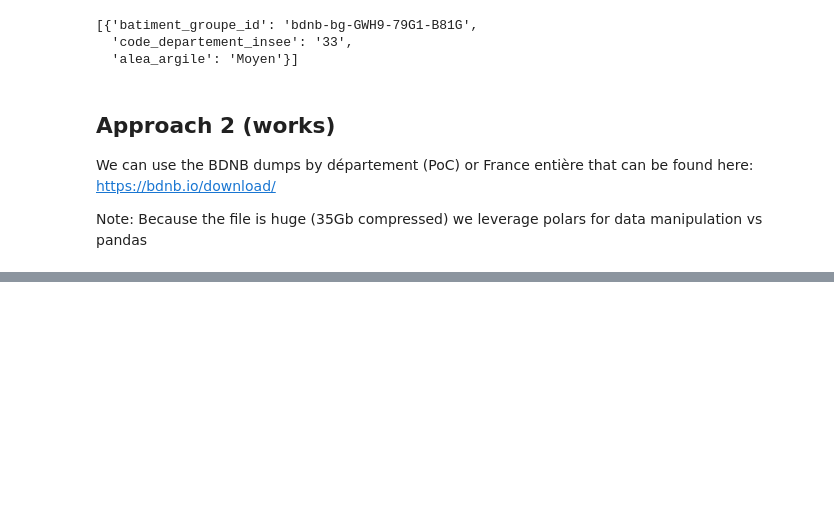
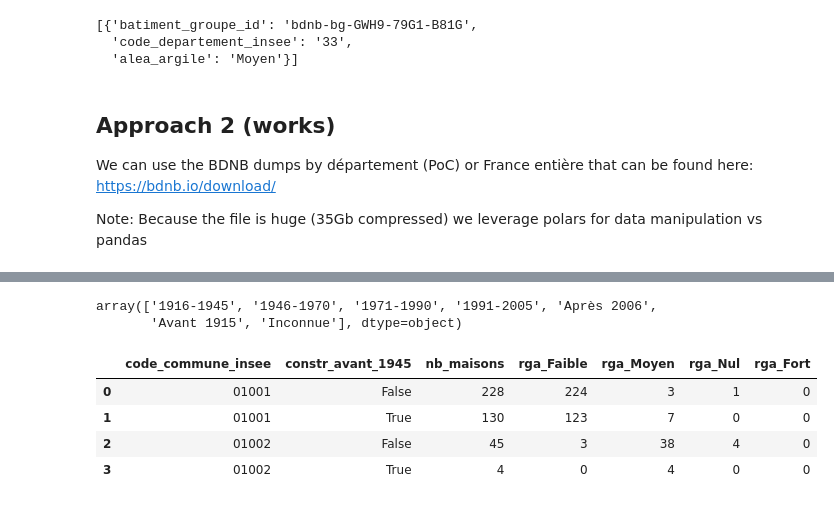
Before and after one commit to dataforgoodfr/14_PrixChangementClimatique, a Jupyter notebook: data/exploration/eda_jacques.ipynb, the cells around one changed output, grey strips where cells are left out. Saved outputs shown, nothing was run; the diff lists cells and outputs as text; code cells hidden in the pictures; blank space fills up the shorter version.

```diff
--- a/data/exploration/eda_jacques.ipynb
+++ b/data/exploration/eda_jacques.ipynb
@@ -379,0 +479,18 @@ df_agg[df_agg.code_commune_insee == '33063'].head()
+# %%
+df.periode_construction.unique()
+# %% [output]
+array(['1916-1945', '1946-1970', '1971-1990', '1991-2005', 'Après 2006',
+       'Avant 1915', 'Inconnue'], dtype=object)
+# %%
+df_flat = pd.get_dummies(data=df_agg.head(20), columns=['alea_argile'], prefix='rga')
+rga_cols = df_flat.columns[df_flat.columns.str.startswith('rga_')]
+df_flat[rga_cols] = df_flat[rga_cols].multiply(df_flat['nb_maisons'], axis=0)
+df_flat['constr_avant_1945'] = df_flat['periode_construction'].isin(['Avant 1915', '1916-1945', 'Inconnue'])
+df_flat = df_flat.groupby(by=['code_commune_insee','constr_avant_1945']).sum().reset_index().drop(columns=['periode_construction'])
+df_flat.head()
+# %% [output]
+|  | code_commune_insee | constr_avant_1945 | nb_maisons | rga_Faible | rga_Moyen | rga_Nul | rga_Fort |
+| 0 | 01001 | False | 228 | 224 | 3 | 1 | 0 |
+| 1 | 01001 | True | 130 | 123 | 7 | 0 | 0 |
+| 2 | 01002 | False | 45 | 3 | 38 | 4 | 0 |
+| 3 | 01002 | True | 4 | 0 | 4 | 0 | 0 |
```
Also changed, not shown: parts of 18 cells of this notebook.
